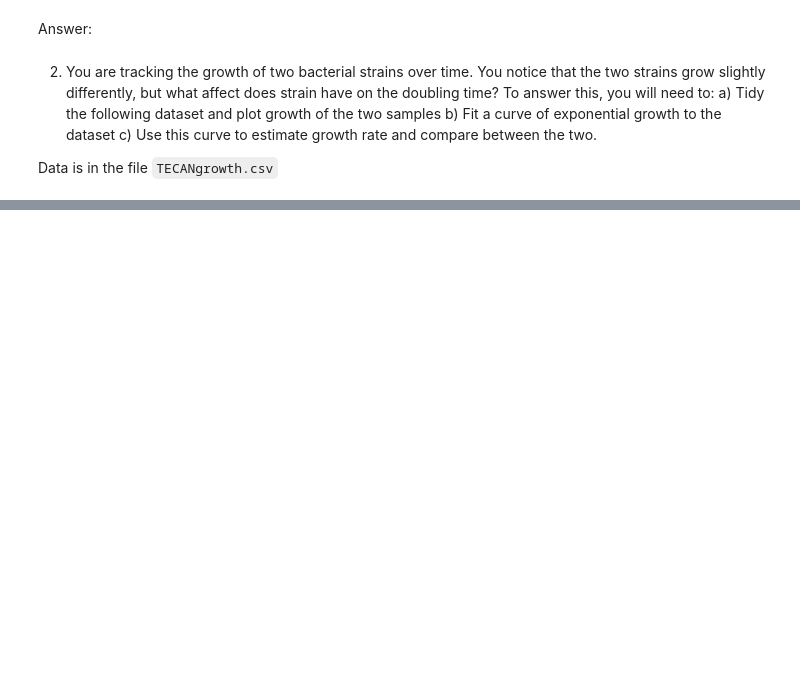
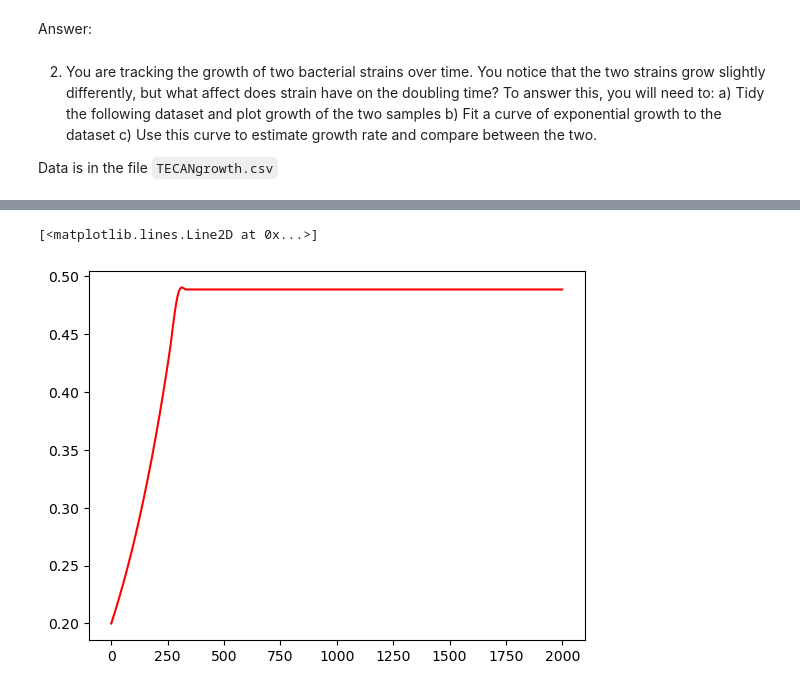
Before and after one commit to timplab/bcmb_bootcamp, a Jupyter notebook: day5/assignments/lunchproblemset_2022.ipynb, the cells around one changed output, grey strips where cells are left out. Saved outputs shown, nothing was run; the diff lists cells and outputs as text; code cells hidden in the pictures; blank space fills up the shorter version.

Commit message:
hw test solution

```diff
--- a/day5/assignments/lunchproblemset_2022.ipynb
+++ b/day5/assignments/lunchproblemset_2022.ipynb
@@ -28,0 +105,7 @@ Data is in the file `TECANgrowth.csv`
+# %%
+def growth_rate(t,B, k=0.1, sat_time=300):
+    if t <sat_time:
+        rate = k*B
+    else:
+        rate = 0
+    return rate
@@ -28,0 +132,6 @@ Data is in the file `TECANgrowth.csv`
+# %%
+b0=.2
+tspan = [0, 2000]
+tvals=list(range(0,2000))
+test_bac=solve_ivp(growth_rate, tspan, [b0], t_eval=tvals, args=(0.003, 300))
+test_bac
@@ -28,0 +150,5 @@ Data is in the file `TECANgrowth.csv`
+# %%
+plt.plot(test_bac.t, test_bac.y[0], 'r-')
+# %% [output]
+[<matplotlib.lines.Line2D at 0x...>]
+[figure, added]
```
Also changed, not shown: parts of 20 cells of this notebook.
